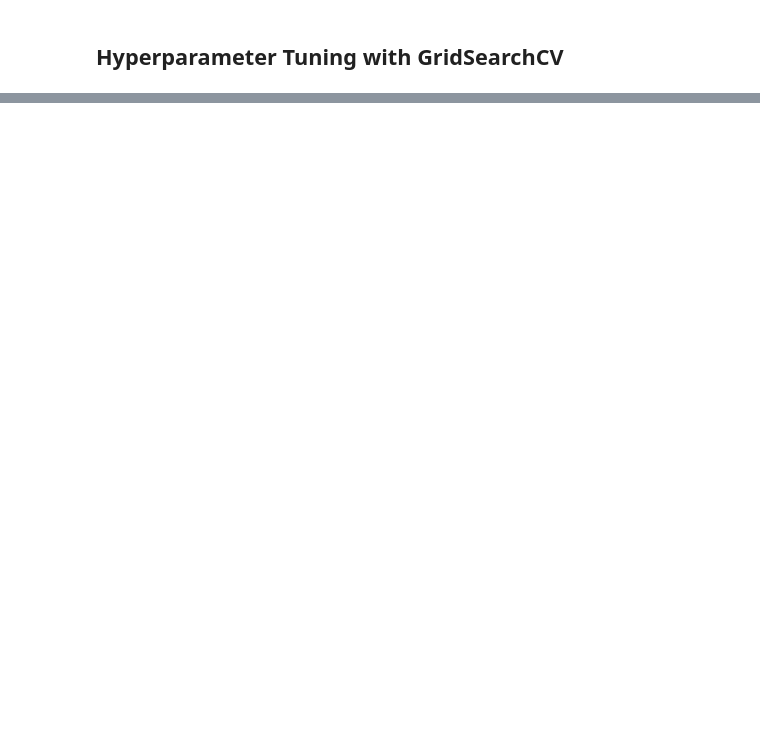
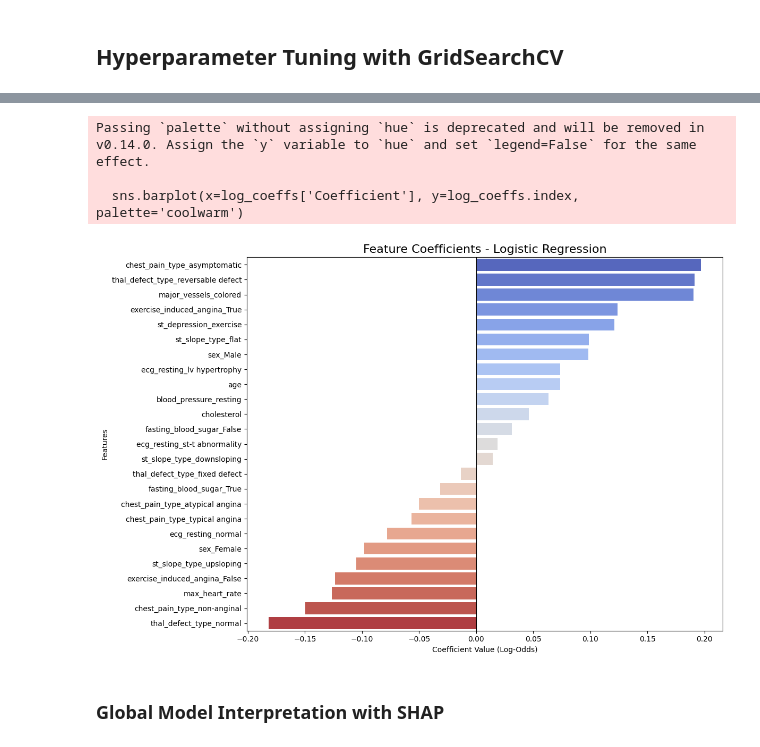
Before and after one commit to PaoloWalsh/medical-diagnosis-aid, a Jupyter notebook: notebooks/heart-data-machine-learning.ipynb, the cells around one changed output, grey strips where cells are left out. Cells and saved outputs as stored; diff of their text form; code cells hidden in the pictures; blank space fills up the shorter version.

```diff
--- a/notebooks/heart-data-machine-learning.ipynb
+++ b/notebooks/heart-data-machine-learning.ipynb
@@ -423,0 +493,25 @@ Logistic Regression (0.762)
+# %%
+# Get coefficients from the best Logistic Regression model
+# The model was trained on scaled data, so we use the same feature names
+log_coeffs = pd.DataFrame(
+    best_log_model.coef_[0],
+    index=X_train.columns,
+    columns=['Coefficient']
+).sort_values(by='Coefficient', ascending=False)
+
+# Plot the coefficients
+plt.figure(figsize=(12, 8))
+sns.barplot(x=log_coeffs['Coefficient'], y=log_coeffs.index, palette='coolwarm')
+plt.title('Feature Coefficients - Logistic Regression', fontsize=16)
+plt.xlabel('Coefficient Value (Log-Odds)')
+plt.ylabel('Features')
+plt.axvline(0, color='black', lw=0.8)
+plt.tight_layout()
+plt.show()
+# %% [output]
+Passing `palette` without assigning `hue` is deprecated and will be removed in v0.14.0. Assign the `y` variable to `hue` and set `legend=False` for the same effect.
+
+  sns.barplot(x=log_coeffs['Coefficient'], y=log_coeffs.index, palette='coolwarm')
+[figure, added]
+# %% [markdown]
+### Global Model Interpretation with SHAP
```
Also changed, not shown: parts of 18 cells of this notebook.
